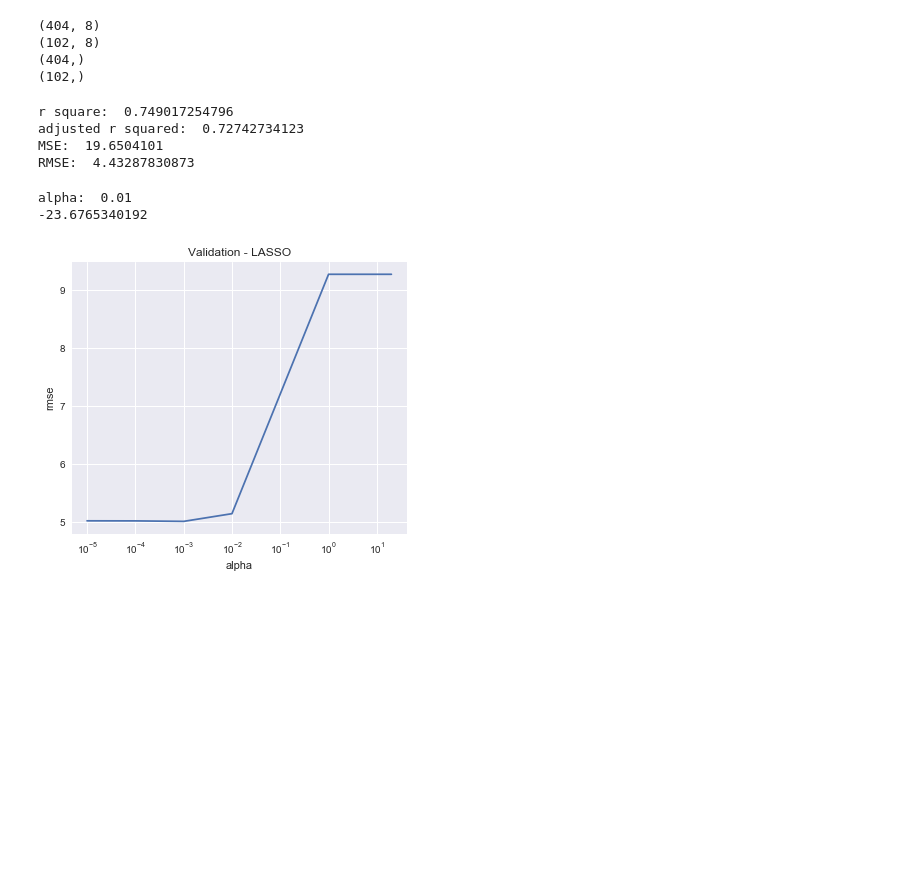
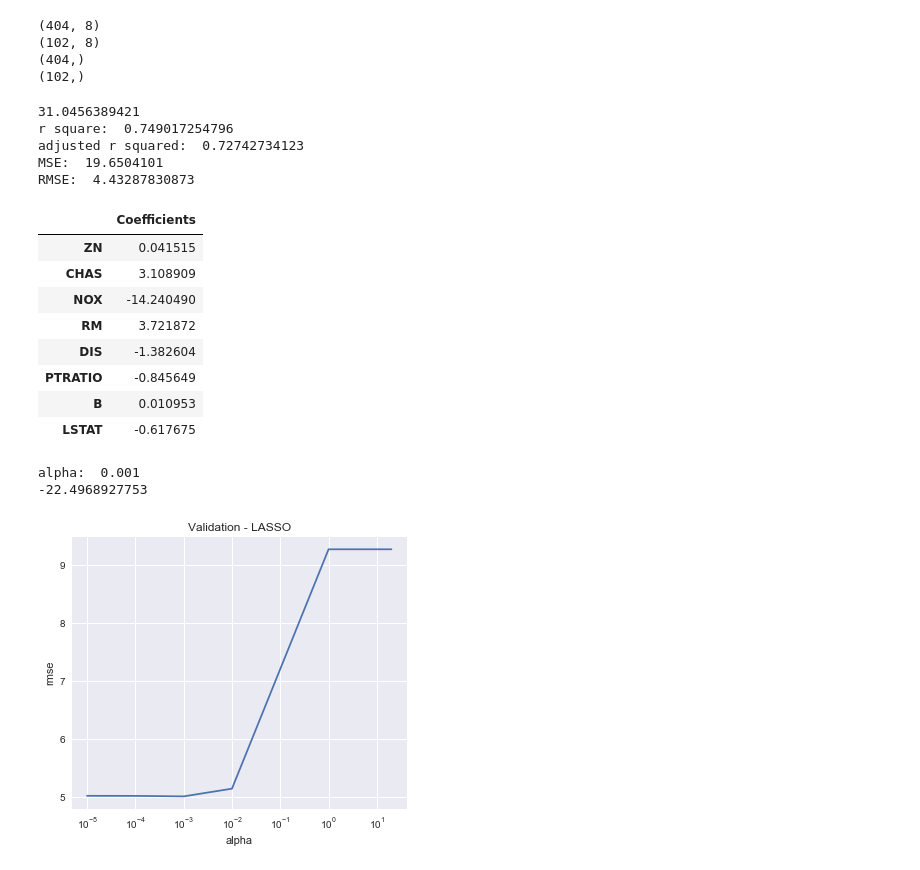
Before and after one commit to ZacOPunky/CE9010_2018, a Jupyter notebook: Boston_Jazlyn_Final.ipynb, the cells around one changed output. Saved outputs shown, nothing was run; the diff lists cells and outputs as text; code cells hidden in the pictures; blank space fills up the shorter version.

```diff
--- a/Boston_Jazlyn_Final.ipynb
+++ b/Boston_Jazlyn_Final.ipynb
@@ -296,9 +297,11 @@ print(y_test_step.shape)
 
 lm = LinearRegression()
 model_step = lm.fit(X_train_step, y_train_step)
+y_step_pred = lm.predict(X_test_step)
+
+print(model_step.intercept_)
 
 
-y_step_pred = lm.predict(X_test_step)
 # Accuracy of the prediction
 r_squared = lm.score(X_test_step, y_test_step)
 adj_r_squared = 1 - (1-r_squared)*(len(y_test_step)-1)/(len(y_test_step)-X_test_step.shape[1]-1)
@@ -310,15 +313,34 @@ from sklearn import metrics
 print('MSE: ',metrics.mean_squared_error(y_test_step,y_step_pred))
 print('RMSE: ',np.sqrt(metrics.mean_squared_error(y_test_step,y_step_pred)))
 # %% [output]
+31.0456389421
 r square:  0.749017254796
 adjusted r squared:  0.72742734123
 MSE:  19.6504101
 RMSE:  4.43287830873
+# %%
+# display the coefficients in a dataframe
+coefficients_step = pd.DataFrame(model_step.coef_,X_step.columns)
+coefficients_step.columns = ['Coefficients']
+coefficients_step
+# %% [output]
+|  | Coefficients |
+| ZN | 0.041515 |
+| CHAS | 3.108909 |
+| NOX | -14.240490 |
+| RM | 3.721872 |
+| DIS | -1.382604 |
+| PTRATIO | -0.845649 |
+| B | 0.010953 |
+| LSTAT | -0.617675 |
 # %%
 # We see an improvement in adjusted r squared value from 0.694072394196 to 0.72742734123.
 # MSE and RMSE have also decreased.
 # %%
 # Lasso regression performs both regularization and feature selection in order to improve the prediction of our model.
+# L1 regularization adds a penalty α∑ni=1|wi| to the loss function (L1-norm).
+# Since each non-zero coefficient adds to the penalty, it forces weak features to have zero as coefficients.
+# Thus L1 regularization produces sparse solutions, inherently performing feature selection.
 # The main hyperparameter we need to tune in a LASSO regression is the regularization factor alpha.
 # We use GridSearchCV to find the optimal alpha.
 
@@ -330,15 +352,15 @@ alpha_ridge = [1e-5, 1e-4, 1e-3, 1e-2, 1, 5, 10, 20]
 coeffs = {}
 for alpha in alpha_ridge:
     r = Lasso(alpha=alpha, normalize=True, max_iter=1000000)
-    r = r.fit(X, y)
+    r = r.fit(X_train, y_train)
 
 grid_search = GridSearchCV(Lasso(alpha=alpha, normalize=True), scoring='neg_mean_squared_error',
                            param_grid={'alpha': alpha_ridge}, cv=10, n_jobs=-1)
-grid_search.fit(X, y)
+grid_search.fit(X_train, y_train)
 
 print("alpha: ", grid_search.best_estimator_.alpha)
-print(grid_search.score(X, y))
+print(grid_search.score(X_train, y_train))
 # %% [output]
-alpha:  0.01
--23.6765340192
+alpha:  0.001
+-22.4968927753
 # %%
```
Also changed, not shown: parts of 17 cells of this notebook.
